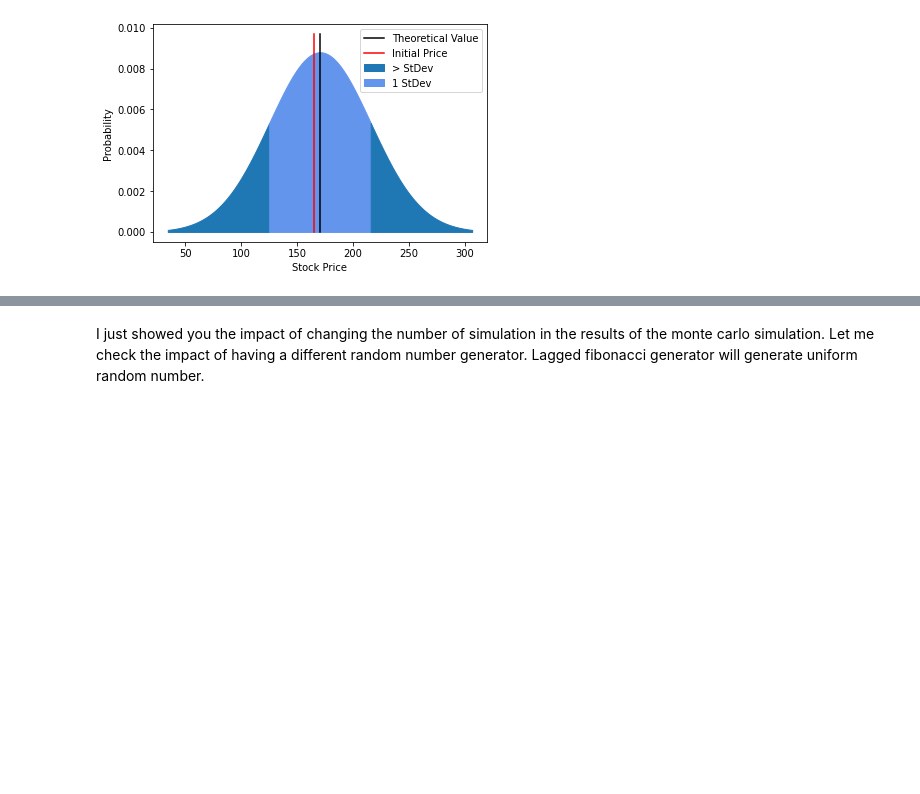
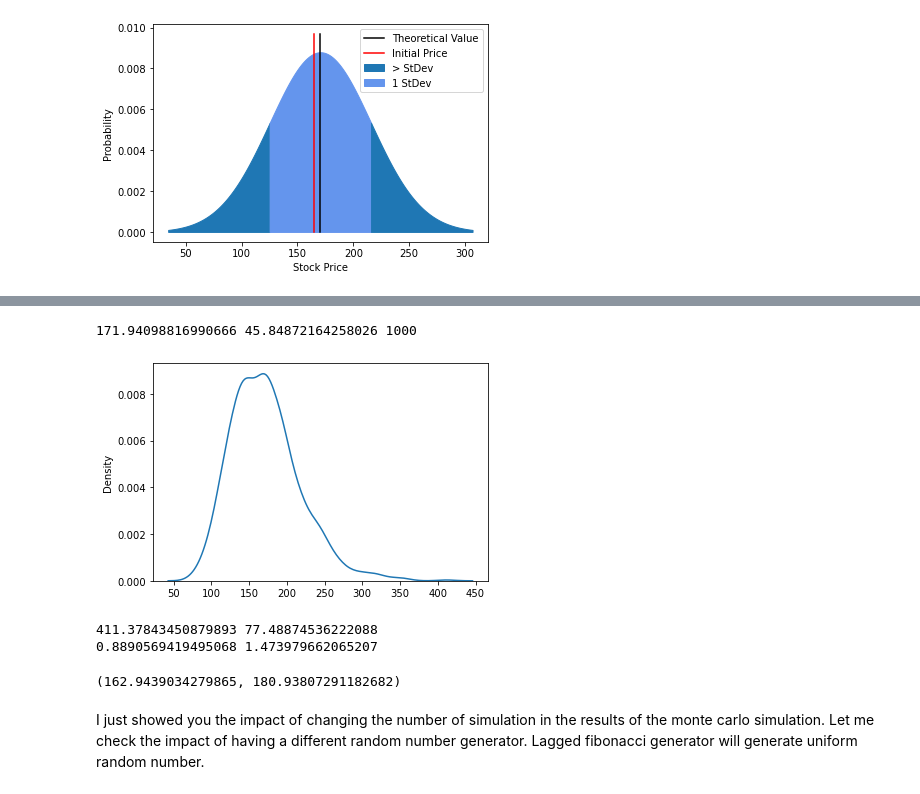
Before and after one commit to Rupesh0Poudel/Numerical_Introductory_Seminar, a Jupyter notebook: test.ipynb, the cells around one changed output, grey strips where cells are left out. Saved outputs shown, nothing was run; the diff lists cells and outputs as text; code cells hidden in the pictures; blank space fills up the shorter version.

```diff
--- a/test.ipynb
+++ b/test.ipynb
@@ -194,3 +214,33 @@ plt.show() #show the plot
+# %%
+final_day11 = ST11[-1]
+sns.kdeplot(final_day11)
+mean011 = final_day11.mean()
+se011 = final_day11.std()
+print(mean011,se011, len(final_day11))
+# %% [output]
+171.94098816990666 45.84872164258026 1000
+[figure, added]
+# %%
+
+print(final_day11.max(), final_day11.min())
+skew11 = stats.skew(final_day11)
+kurtosis11 = stats.kurtosis(final_day11)
+print(skew11, kurtosis11)
+# %% [output]
+411.37843450879893 77.48874536222088
+0.8890569419495068 1.473979662065207
+# %%
+
+m11 = final_day11.mean()
+s11 = final_day11.std()
+dof11 = len(final_day11)-1
+confidence = 0.95
+
+t_crit11 = np.abs(t.ppf((1-confidence)/2,dof11))
+
+(m11-s11*t_crit11/np.sqrt(len(x11)), m11+s11*t_crit11/np.sqrt(len(x11)))
+# %% [output]
+(162.9439034279865, 180.93807291182682)
 # %% [markdown]
 I just showed you the impact of changing the number of simulation in the results of the monte carlo simulation. Let me check the impact of having a different random number generator. Lagged fibonacci generator will generate uniform random number.
 # %%
```
Also changed, not shown: parts of 29 cells of this notebook.
